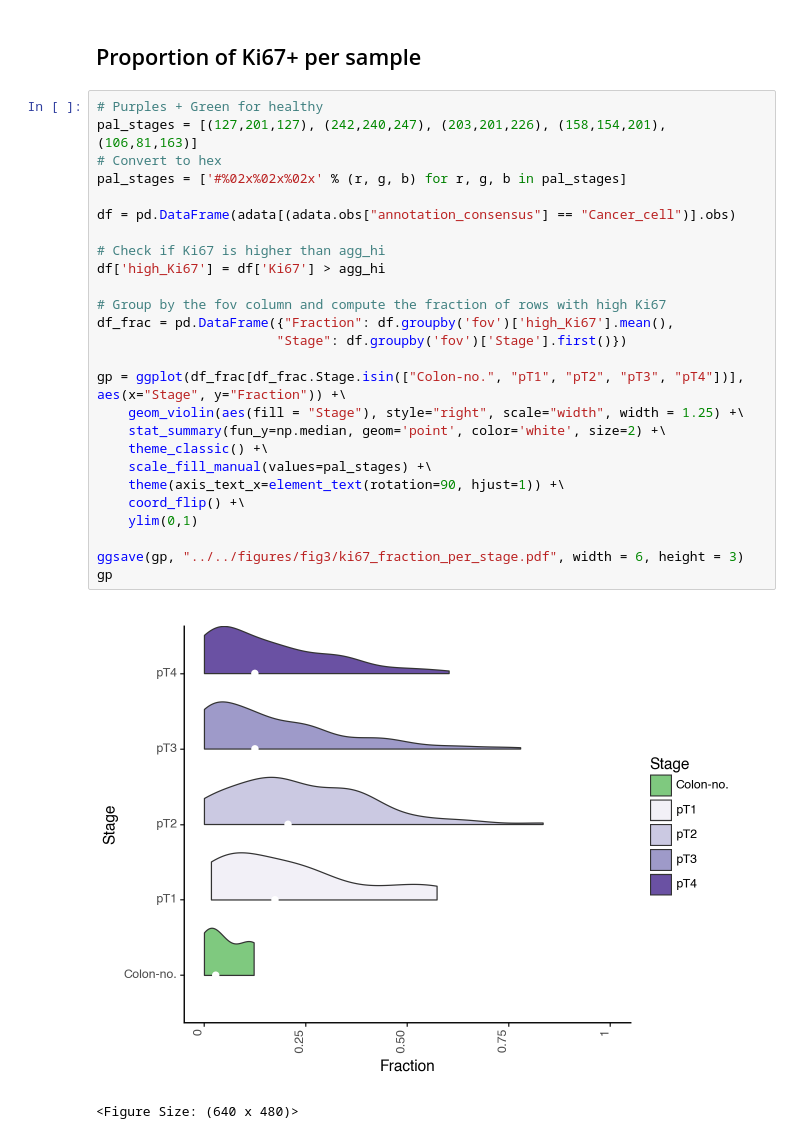
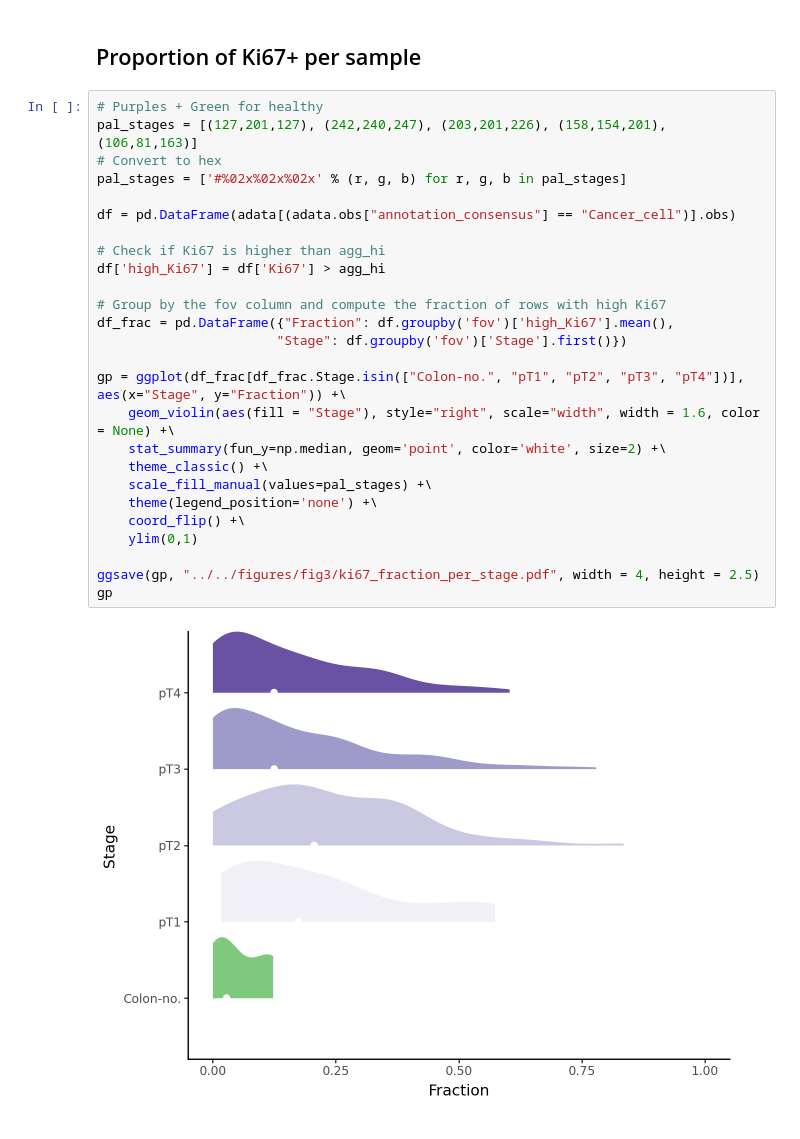
Before and after one commit to HartmannLab/MIBI-Analysis_Hamburg_CRC_TMA_2024, a Jupyter notebook: notebooks/metabolism/Aggressiveness.ipynb, the cells around one changed output. Saved outputs shown, nothing was run; the diff lists cells and outputs as text.

```diff
--- a/notebooks/metabolism/Aggressiveness.ipynb
+++ b/notebooks/metabolism/Aggressiveness.ipynb
@@ -185,29 +426,28 @@ Name: count, dtype: int64
 # %%
 # Purples + Green for healthy
 pal_stages = [(127,201,127), (242,240,247), (203,201,226), (158,154,201), (106,81,163)]
 # Convert to hex
 pal_stages = ['#%02x%02x%02x' % (r, g, b) for r, g, b in pal_stages]
 
 df = pd.DataFrame(adata[(adata.obs["annotation_consensus"] == "Cancer_cell")].obs)
 
 # Check if Ki67 is higher than agg_hi
 df['high_Ki67'] = df['Ki67'] > agg_hi
 
 # Group by the fov column and compute the fraction of rows with high Ki67
 df_frac = pd.DataFrame({"Fraction": df.groupby('fov')['high_Ki67'].mean(),
                        "Stage": df.groupby('fov')['Stage'].first()})
 
 gp = ggplot(df_frac[df_frac.Stage.isin(["Colon-no.", "pT1", "pT2", "pT3", "pT4"])], aes(x="Stage", y="Fraction")) +\
-    geom_violin(aes(fill = "Stage"), style="right", scale="width", width = 1.25) +\
+    geom_violin(aes(fill = "Stage"), style="right", scale="width", width = 1.6, color = None) +\
     stat_summary(fun_y=np.median, geom='point', color='white', size=2) +\
     theme_classic() +\
     scale_fill_manual(values=pal_stages) +\
-    theme(axis_text_x=element_text(rotation=90, hjust=1)) +\
+    theme(legend_position='none') +\
     coord_flip() +\
     ylim(0,1)
 
-ggsave(gp, "../../figures/fig3/ki67_fraction_per_stage.pdf", width = 6, height = 3)
+ggsave(gp, "../../figures/fig3/ki67_fraction_per_stage.pdf", width = 4, height = 2.5)
 gp
 # %% [output]
-[figure, old version]
+[figure, new version]
-<Figure Size: (640 x 480)>
```
Also changed, not shown: parts of 10 cells of this notebook, 1 other file.
